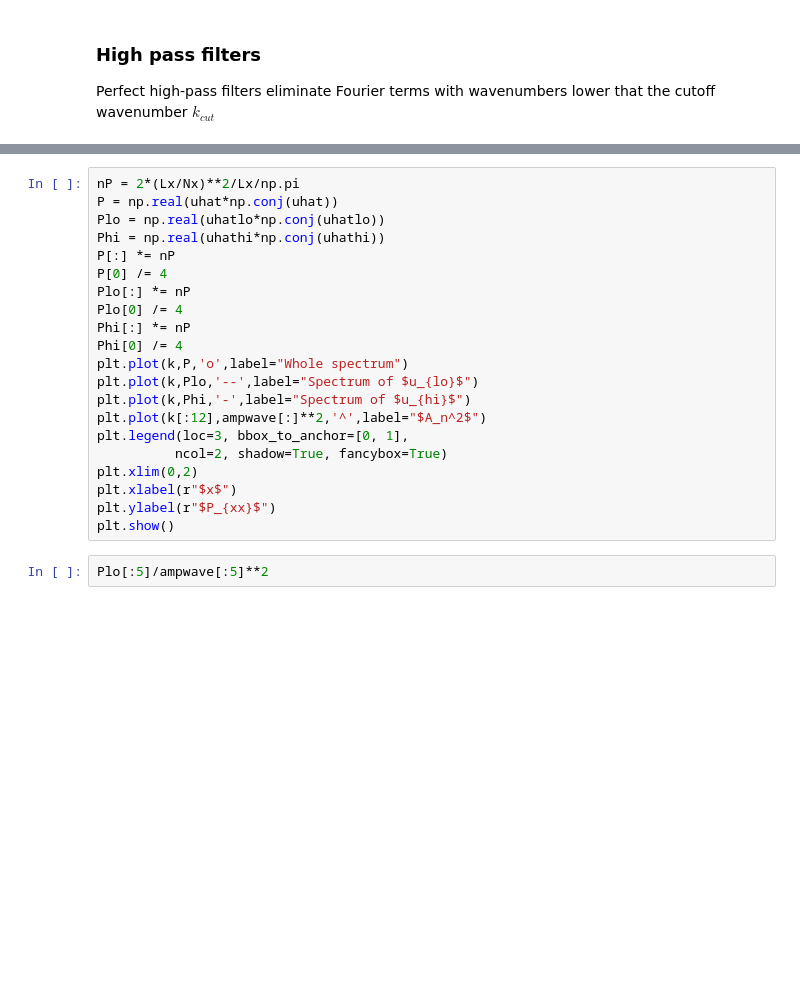
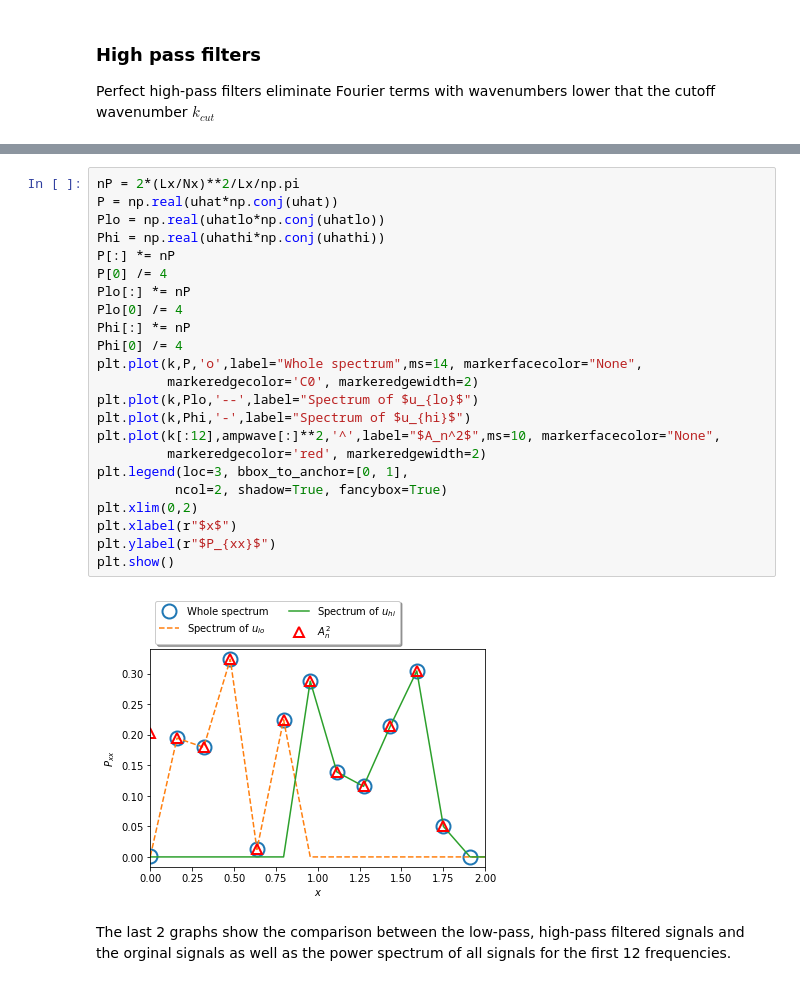
Before and after one commit to yvesdubief/UVM-ME144-Heat-Transfer, a Jupyter notebook: Snow-Cooling/Data-manipulation-0.ipynb, the cells around one changed output, grey strips where cells are left out. Cells and saved outputs as stored; diff of their text form; blank space fills up the shorter version.

```diff
--- a/Snow-Cooling/Data-manipulation-0.ipynb
+++ b/Snow-Cooling/Data-manipulation-0.ipynb
@@ -393,23 +492,27 @@ P
 # %%
 nP = 2*(Lx/Nx)**2/Lx/np.pi
 P = np.real(uhat*np.conj(uhat))
 Plo = np.real(uhatlo*np.conj(uhatlo))
 Phi = np.real(uhathi*np.conj(uhathi))
 P[:] *= nP
 P[0] /= 4
 Plo[:] *= nP
 Plo[0] /= 4
 Phi[:] *= nP
 Phi[0] /= 4
-plt.plot(k,P,'o',label="Whole spectrum")
+plt.plot(k,P,'o',label="Whole spectrum",ms=14, markerfacecolor="None",
+         markeredgecolor='C0', markeredgewidth=2)
 plt.plot(k,Plo,'--',label="Spectrum of $u_{lo}$")
 plt.plot(k,Phi,'-',label="Spectrum of $u_{hi}$")
-plt.plot(k[:12],ampwave[:]**2,'^',label="$A_n^2$")
+plt.plot(k[:12],ampwave[:]**2,'^',label="$A_n^2$",ms=10, markerfacecolor="None",
+         markeredgecolor='red', markeredgewidth=2)
 plt.legend(loc=3, bbox_to_anchor=[0, 1],
           ncol=2, shadow=True, fancybox=True)
 plt.xlim(0,2)
 plt.xlabel(r"$x$")
 plt.ylabel(r"$P_{xx}$")
 plt.show()
+# %% [output]
+[figure, added]
-# %%
-Plo[:5]/ampwave[:5]**2
+# %% [markdown]
+The last 2 graphs show the comparison between the low-pass, high-pass filtered signals and the orginal signals as well as the power spectrum of all signals for the first 12 frequencies.
```
Also changed, not shown: parts of 17 cells of this notebook, 1 other file.
